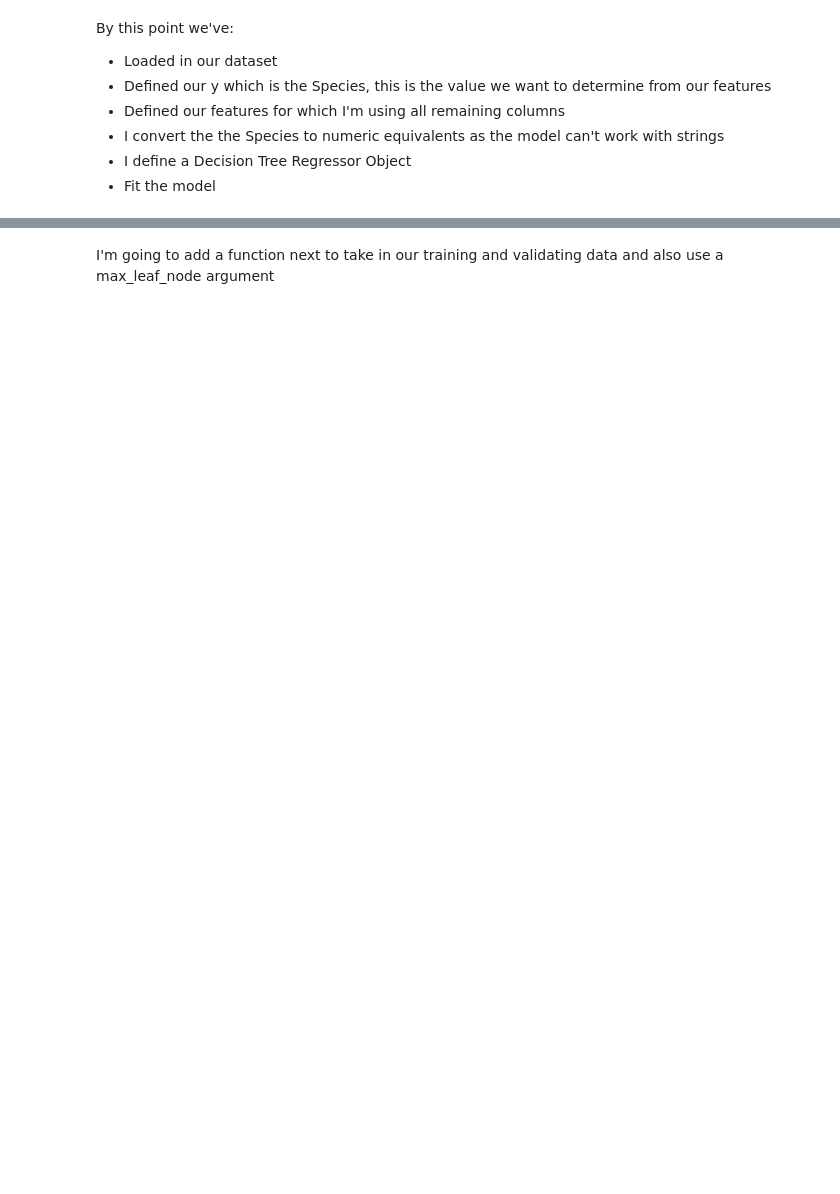
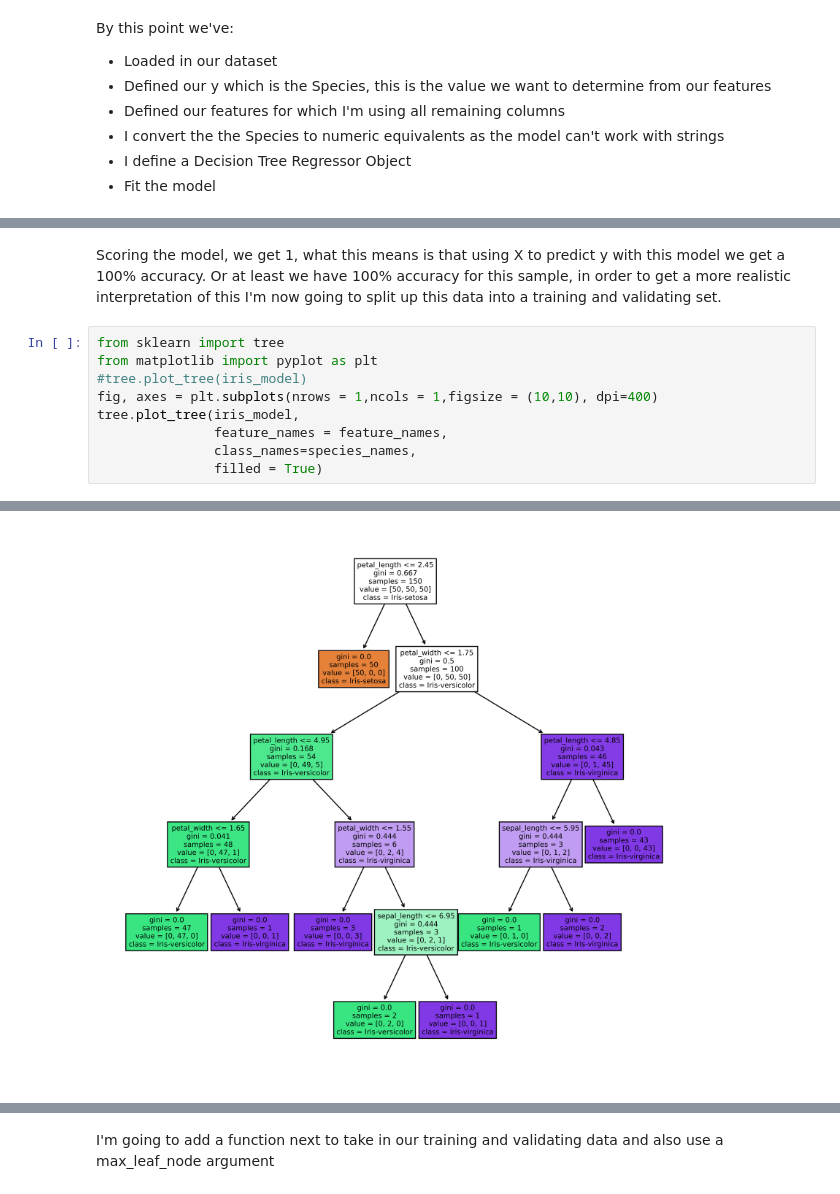
Before and after one commit to itskeithstudent/pands-project-iris-2020, a Jupyter notebook: Jupyter Analysis/iris_decision_tree.ipynb, the cells around one changed output, grey strips where cells are left out. Cells and saved outputs as stored; diff of their text form; blank space fills up the shorter version.

```diff
--- a/Jupyter Analysis/iris_decision_tree.ipynb
+++ b/Jupyter Analysis/iris_decision_tree.ipynb
@@ -70,0 +60,12 @@ Name: species, Length: 150, dtype: int64
+# %% [markdown]
+Scoring the model, we get 1, what this means is that using X to predict y with this model we get a 100% accuracy. Or at least we have 100% accuracy for this sample, in order to get a more realistic interpretation of this I'm now going to split up this data into a training and validating set.
+# %%
+from sklearn import tree
+from matplotlib import pyplot as plt
+#tree.plot_tree(iris_model)
+fig, axes = plt.subplots(nrows = 1,ncols = 1,figsize = (10,10), dpi=400)
+tree.plot_tree(iris_model,
+               feature_names = feature_names,
+               class_names=species_names,
+               filled = True)
+# %% [output]
@@ -71 +89,2 @@ Name: species, Length: 150, dtype: int64
+[figure, added]
 # %%
```
Also changed, not shown: parts of 26 cells of this notebook, 2 other files.
